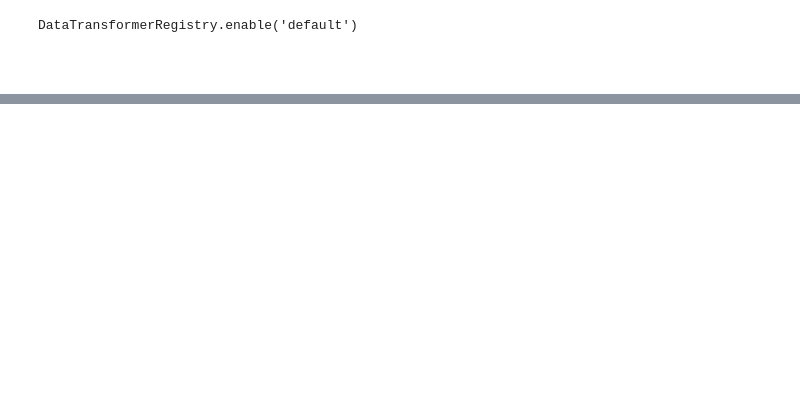
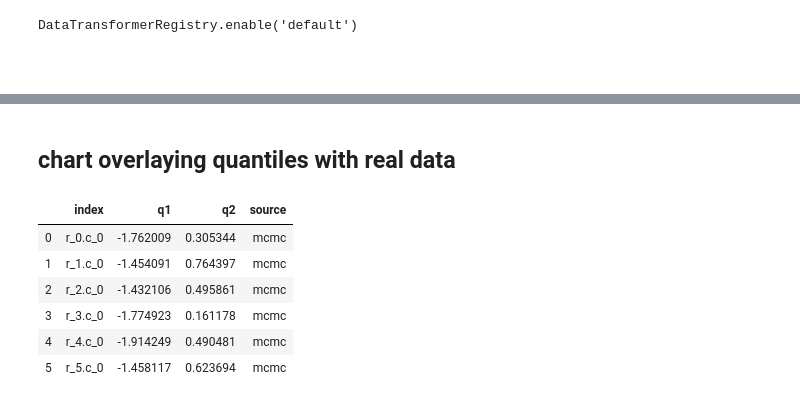
Before and after one commit to bayesways/smc2, a Jupyter notebook: src/2.1 MCMC with pseudomarginal - 1 factor model.ipynb, the cells around one changed output, grey strips where cells are left out. Drawn from its saved outputs; the diff is of its cells as text; code cells hidden in the pictures; blank space fills up the shorter version.

Commit message:
cleaned up MCMC scripts and plotting

```diff
--- a/src/2.1 MCMC with pseudomarginal - 1 factor model.ipynb
+++ b/src/2.1 MCMC with pseudomarginal - 1 factor model.ipynb
@@ -13,5 +14,5 @@ DataTransformerRegistry.enable('default')
 # %% [markdown]
 ##
 # %%
-log_dir = './log/20201215_095024_mcmcpseudo/'
+log_dir = './log/20201224_122429_pseudo//'
 ps = load_obj('mcmc_post_samples', log_dir)
@@ -17,0 +21,7 @@ ps = load_obj('mcmc_post_samples', log_dir)
+# %%
+nsim = ps['beta'].shape[0]
+nrows = ps['beta'].shape[1]
+for n in range(nsim):
+    for i in range(nrows):
+        sign = np.sign(ps['beta'][n,0,0])
+        ps['beta'][n,1:] = sign * ps['beta'][n,1:]
@@ -37,0 +52,20 @@ plot_density(df, height=100)
+# %%
+param = 'beta'
+df = get_post_df(ps[param])
+df_quant = df.groupby(['chain', 'row', 'col'])[['value']].quantile(0.025).reset_index()
+df_quant.rename({'value':'q1'}, axis=1, inplace=True)
+df_quant2 = df.groupby(['chain', 'row', 'col'])[['value']].quantile(0.975).reset_index()
+df_quant2.rename({'value':'q2'}, axis=1, inplace=True)
+
+df = df_quant.merge(df_quant2, on=['chain', 'row', 'col'])
+
+# simple quantile chart
+df['source'] = 'mcmc'
+c1 = alt.Chart(df).mark_bar(opacity=0.6).encode(
+        alt.X('q1', title=None),
+        alt.X2('q2', title=None),
+        alt.Row('row'),
+        alt.Column('col'),
+        alt.Color('source')
+)
+c1
@@ -37,0 +74,15 @@ plot_density(df, height=100)
+# %% [markdown]
+## chart overlaying quantiles with real data
+# %%
+df['index'] = 'r_' + df.row.astype(str)+'.c_'+df.col.astype(str)
+df = df.loc[:,['index', 'q1', 'q2']]
+df['source'] = 'mcmc'
+df
+# %% [output]
+|  | index | q1 | q2 | source |
+| 0 | r_0.c_0 | -1.762009 | 0.305344 | mcmc |
+| 1 | r_1.c_0 | -1.454091 | 0.764397 | mcmc |
+| 2 | r_2.c_0 | -1.432106 | 0.495861 | mcmc |
+| 3 | r_3.c_0 | -1.774923 | 0.161178 | mcmc |
+| 4 | r_4.c_0 | -1.914249 | 0.490481 | mcmc |
+| 5 | r_5.c_0 | -1.458117 | 0.623694 | mcmc |
```
Also changed, not shown: parts of 12 cells of this notebook, 5 other files.
